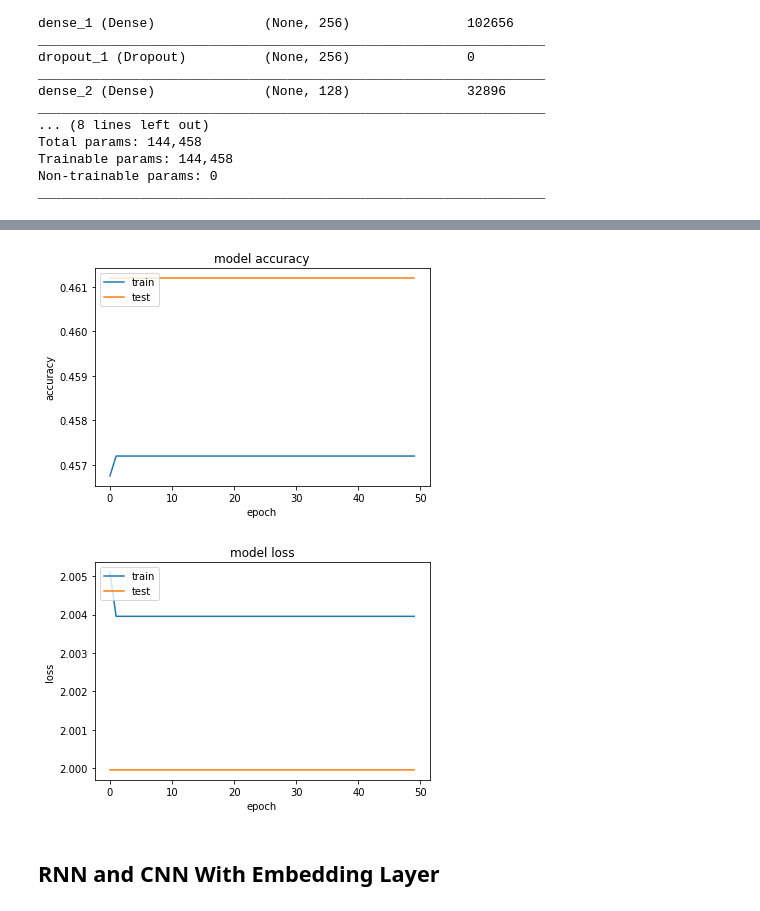
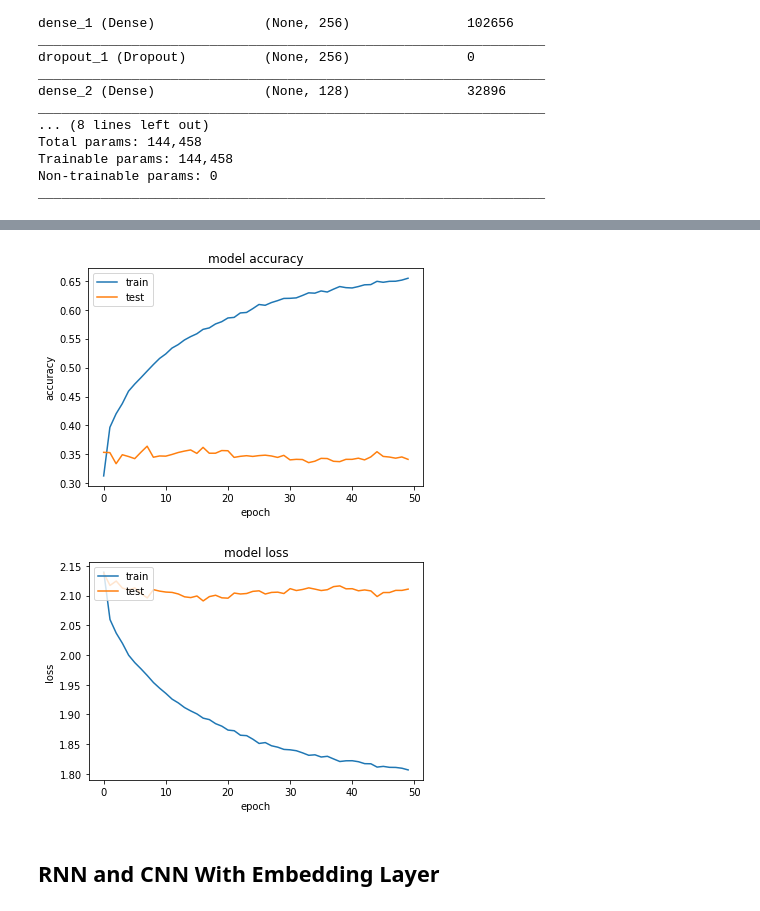
Before and after one commit to ZachZs/MusicNeuralNet, a Jupyter notebook: NeuralNetworkAttempts.ipynb, the cells around one changed output, grey strips where cells are left out. Saved outputs shown, nothing was run; the diff lists cells and outputs as text; code cells hidden in the pictures.

```diff
--- a/NeuralNetworkAttempts.ipynb
+++ b/NeuralNetworkAttempts.ipynb
@@ -460,12 +485,14 @@ d2v_model = Doc2Vec(vector_size=400,
 d2v_model.build_vocab(train_tagged)
 # %%
 # define the epochs count
-epochs = range(20)
+epochs = range(25)
 
 # loop through each epoch
 for epoch in epochs:
 
     print(f'Epoch {epoch+1}')
+
+    start = datetime.now()
 
     # train the model on the training data
     d2v_model.train(train_tagged,
@@ -475,8 +502,8 @@ for epoch in epochs:
     # decrease the learning rate
     d2v_model.alpha -= 0.00025
 
-    # fix the learning rate, no decay
-    d2v_model.min_alpha = d2v_model.alpha
+    print(datetime.now()-start)
+    print('--------------------------------------------')
 
 d2v_model.save('lyricsDoc2Vec.model')
 # %% [output]
@@ -587,7 +611,7 @@ vnn_model.compile(
 
 history_vnn = vnn_model.fit(X_train,
                             y_train,
-                            batch_size=64,
+                            batch_size=32,
                             epochs=50,
                             validation_data=(X_test, y_test),
 #                             validation_split=0.2
@@ -639,6 +663,6 @@ Testing Accuracy:  0.4612
 dict_keys(['val_loss', 'val_accuracy', 'loss', 'accuracy'])
-[figure, old version]
+[figure, new version]
-[figure, old version]
+[figure, new version]
 # %% [markdown]
 ## RNN and CNN With Embedding Layer
 # %% [markdown]
```
Also changed, not shown: parts of 24 cells of this notebook.
